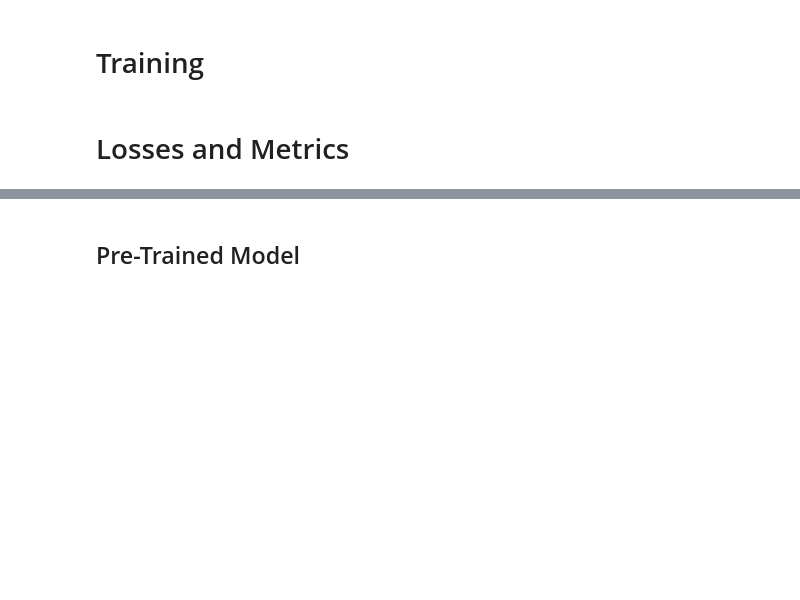
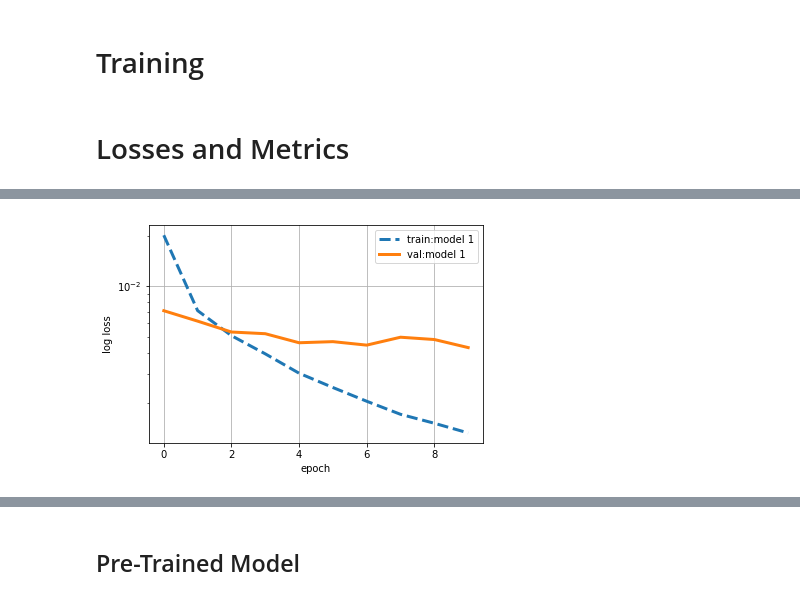
Before and after one commit to hNao17/humpback-whale-challenge, a Jupyter notebook: landmarks/Models Training-LM.ipynb, the cells around one changed output, grey strips where cells are left out. Cells and saved outputs as stored; diff of their text form; code cells hidden in the pictures; blank space fills up the shorter version.

```diff
--- a/landmarks/Models Training-LM.ipynb
+++ b/landmarks/Models Training-LM.ipynb
@@ -105,0 +212,30 @@ def create_sdn_model(H, W):
+# %%
+def create_simple_conv_model(H, W, C):
+
+    def conv_layer(x, filters, k_size):
+        x = Conv2D(filters, (k_size, k_size), activation='relu')(x)
+        x = MaxPool2D(pool_size=(2,2))(x)
+        return x
+
+    image = Input((H, W, C))
+
+    x = conv_layer(image, 32, 3)
+    x = conv_layer(image, 64, 2)
+    x = conv_layer(image, 128, 2)
+
+    x = Flatten()(x)
+    x = Dense(500, activation='relu')(x)
+    x = Dropout(0.1)(x)
+    x = Dense(500, activation='relu')(x)
+    x = Dropout(0.1)(x)
+    out = Dense(8)(x)
+
+    model = Model(inputs=image, outputs=out)
+
+    sgd = SGD(lr=0.01, momentum = 0.9, nesterov=True)
+    model.compile(loss="mean_squared_error", optimizer=sgd, metrics=['accuracy'])
+
+    return model
+# %%
+model = create_simple_conv_model(H, W, 1)
+tensorboard = TensorBoardLogger(log_name='simple-conv')
@@ -105,0 +246,12 @@ def create_sdn_model(H, W):
+# %%
+fit_args = dict(
+    generator=train_generator,
+    steps_per_epoch=200,
+    callbacks=[tensorboard],
+    validation_data=val_generator,
+    validation_steps=50,
+    workers=6,
+    epochs=10,
+)
+# %%
+hist2 = model.fit_generator(**fit_args)
@@ -105,0 +279,4 @@ def create_sdn_model(H, W):
+# %%
+plot_hist([hist2])
+# %% [output]
+[figure, added]
```
Also changed, not shown: parts of 46 cells of this notebook, 2 other files.
